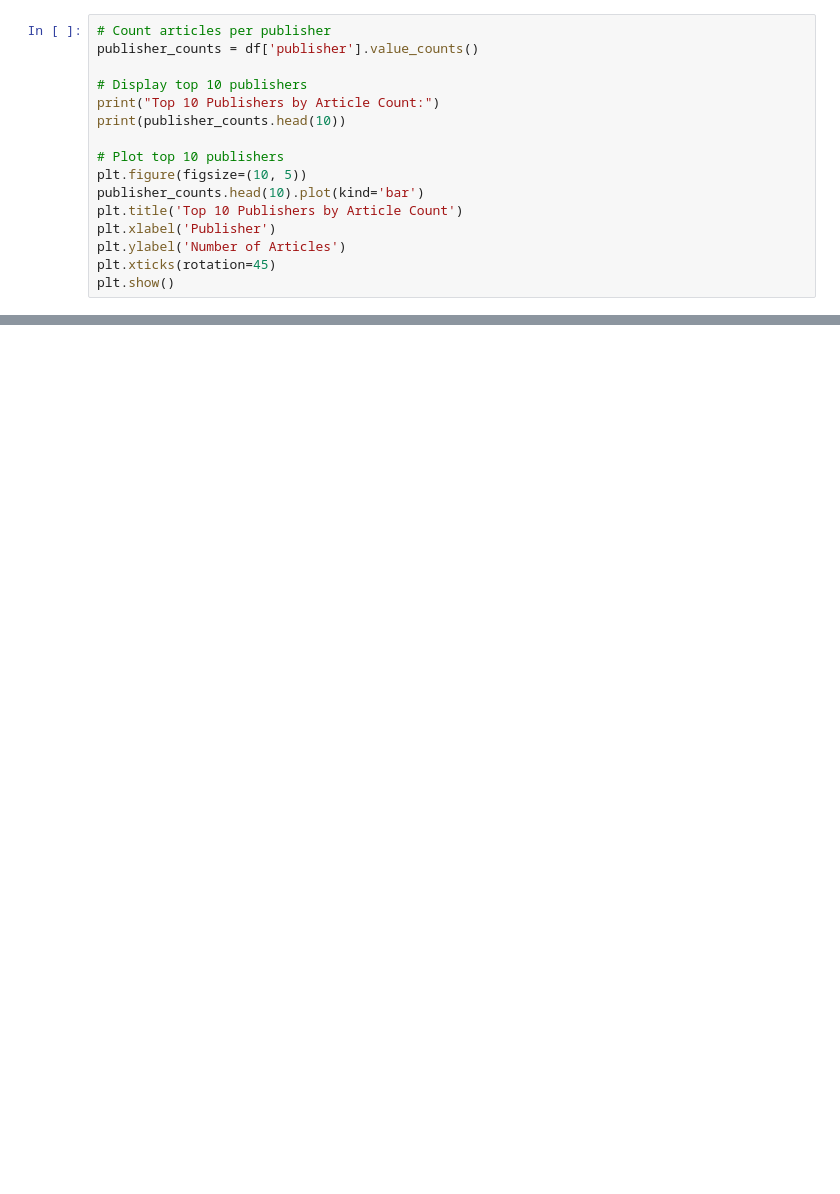
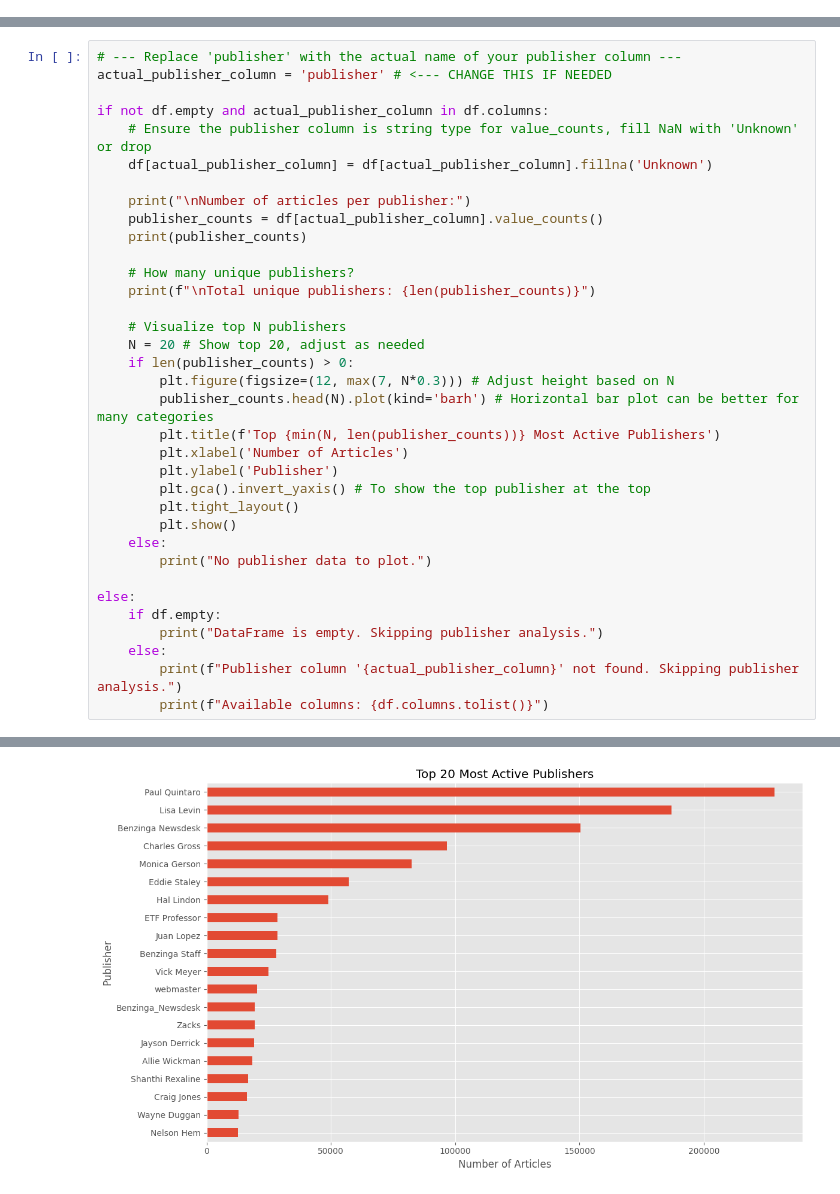
Before and after one commit to dipherent1/B5W1, a Jupyter notebook: notebooks/task_1.ipynb, the cells around one changed output, grey strips where cells are left out. Cells and saved outputs as stored; diff of their text form; blank space fills up the shorter version.

```diff
--- a/notebooks/task_1.ipynb
+++ b/notebooks/task_1.ipynb
@@ -210,16 +0,0 @@ Name: headline_word_length, dtype: float64
-# %%
-# Count articles per publisher
-publisher_counts = df['publisher'].value_counts()
-
-# Display top 10 publishers
-print("Top 10 Publishers by Article Count:")
-print(publisher_counts.head(10))
-
-# Plot top 10 publishers
-plt.figure(figsize=(10, 5))
-publisher_counts.head(10).plot(kind='bar')
-plt.title('Top 10 Publishers by Article Count')
-plt.xlabel('Publisher')
-plt.ylabel('Number of Articles')
-plt.xticks(rotation=45)
-plt.show()
@@ -293,0 +223,36 @@ AttributeError: Can only use .dt accessor with datetimelike values
+# %%
+# --- Replace 'publisher' with the actual name of your publisher column ---
+actual_publisher_column = 'publisher' # <--- CHANGE THIS IF NEEDED
+
+if not df.empty and actual_publisher_column in df.columns:
+    # Ensure the publisher column is string type for value_counts, fill NaN with 'Unknown' or drop
+    df[actual_publisher_column] = df[actual_publisher_column].fillna('Unknown')
+
+    print("\nNumber of articles per publisher:")
+    publisher_counts = df[actual_publisher_column].value_counts()
+    print(publisher_counts)
+
+    # How many unique publishers?
+    print(f"\nTotal unique publishers: {len(publisher_counts)}")
+
+    # Visualize top N publishers
+    N = 20 # Show top 20, adjust as needed
+    if len(publisher_counts) > 0:
+        plt.figure(figsize=(12, max(7, N*0.3))) # Adjust height based on N
+        publisher_counts.head(N).plot(kind='barh') # Horizontal bar plot can be better for many categories
+        plt.title(f'Top {min(N, len(publisher_counts))} Most Active Publishers')
+        plt.xlabel('Number of Articles')
+        plt.ylabel('Publisher')
+        plt.gca().invert_yaxis() # To show the top publisher at the top
+        plt.tight_layout()
+        plt.show()
+    else:
+        print("No publisher data to plot.")
+
+else:
+    if df.empty:
+        print("DataFrame is empty. Skipping publisher analysis.")
+    else:
+        print(f"Publisher column '{actual_publisher_column}' not found. Skipping publisher analysis.")
+        print(f"Available columns: {df.columns.tolist()}")
+# %% [output]
@@ -293,0 +275 @@ AttributeError: Can only use .dt accessor with datetimelike values
+[figure, added]
```
Also changed, not shown: parts of 16 cells of this notebook.
